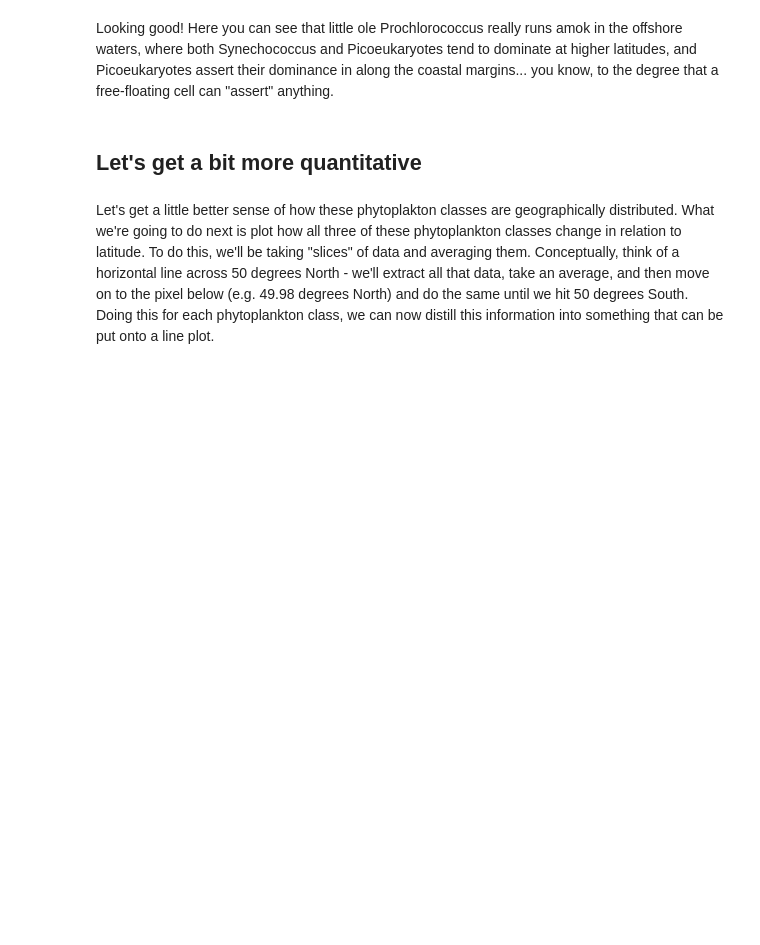
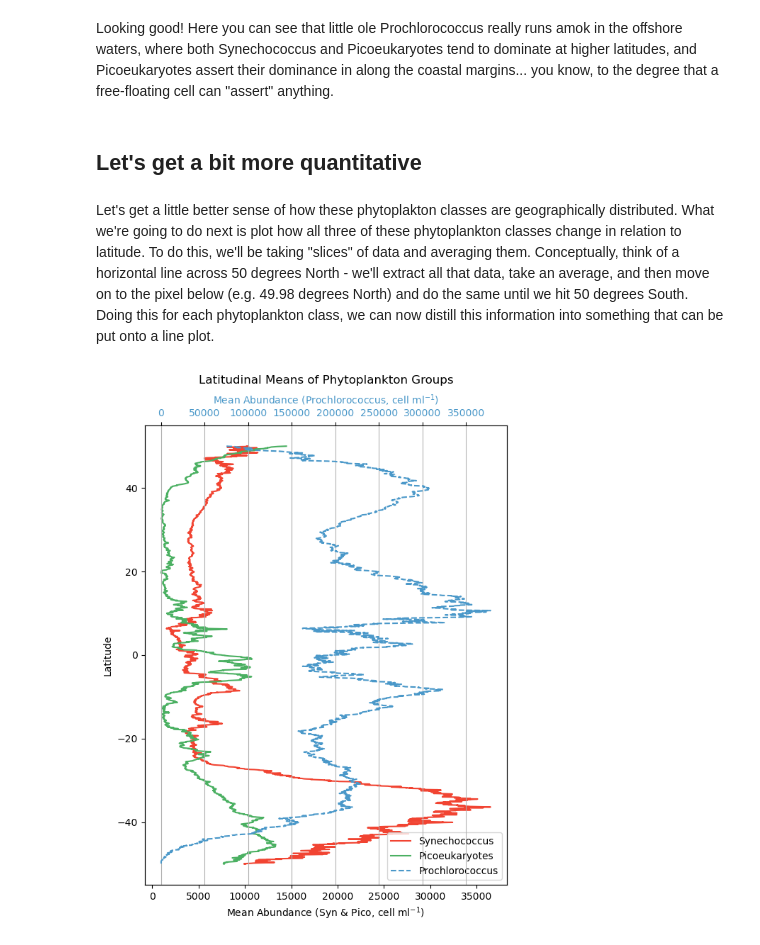
Before and after one commit to nmfs-opensci/EDMW-EarthData-Workshop-2025, a Jupyter notebook: tutorials/test.ipynb, the cells around one changed output. Drawn from its saved outputs; the diff is of its cells as text; code cells hidden in the pictures; blank space fills up the shorter version.

```diff
--- a/tutorials/test.ipynb
+++ b/tutorials/test.ipynb
@@ -146,3 +146,40 @@ Looking good! Here you can see that little ole Prochlorococcus really runs amok
 ## Let's get a bit more quantitative
 # %% [markdown]
 Let's get a little better sense of how these phytoplakton classes are geographically distributed. What we're going to do next is plot how all three of these phytoplankton classes change in relation to latitude. To do this, we'll be taking "slices" of data and averaging them. Conceptually, think of a horizontal line across 50 degrees North - we'll extract all that data, take an average, and then move on to the pixel below (e.g. 49.98 degrees North) and do the same until we hit 50 degrees South. Doing this for each phytoplankton class, we can now distill this information into something that can be put onto a line plot.
+# %%
+syn = dataset["syncoccus_moana"].sel(latitude = slice(50, -50)).mean(dim=["longitude"])
+pro = dataset["prococcus_moana"].sel(latitude = slice(50, -50)).mean(dim=["longitude"])
+pico = dataset["picoeuk_moana"].sel(latitude = slice(50, -50)).mean(dim=["longitude"])
+
+custom_colors = {
+    "Prochlorococcus": plt.cm.Blues(0.6),
+    "Synechococcus": plt.cm.Reds(0.6),
+    "Picoeukaryotes": plt.cm.Greens(0.6)
+}
+
+fig, ax1 = plt.subplots(figsize=(6, 8))  # Taller figure for vertical layout
+
+# Primary axis: Syn and Pico
+ax1.plot(syn, syn["latitude"], label="Synechococcus", color=custom_colors["Synechococcus"])
+ax1.plot(pico, pico["latitude"], label="Picoeukaryotes", color=custom_colors["Picoeukaryotes"])
+ax1.set_ylabel("Latitude")
+ax1.set_xlabel("Mean Abundance (Syn & Pico, cell ml$^{-1}$)", color="black")
+ax1.tick_params(axis='x', labelcolor="black")
+
+# Secondary axis: Prochlorococcus
+ax2 = ax1.twiny()
+ax2.plot(pro, pro["latitude"], label="Prochlorococcus", color=custom_colors["Prochlorococcus"], linestyle="--")
+ax2.set_xlabel("Mean Abundance (Prochlorococcus, cell ml$^{-1}$)", color=custom_colors["Prochlorococcus"])
+ax2.tick_params(axis='x', labelcolor=custom_colors["Prochlorococcus"])
+
+# Combine legends
+lines_1, labels_1 = ax1.get_legend_handles_labels()
+lines_2, labels_2 = ax2.get_legend_handles_labels()
+ax1.legend(lines_1 + lines_2, labels_1 + labels_2, loc="lower right")
+
+plt.title("Latitudinal Means of Phytoplankton Groups", pad=10)
+plt.grid(True)
+plt.tight_layout()
+plt.show()
+# %% [output]
+[figure, added]
```
Also changed, not shown: parts of 9 cells of this notebook.
